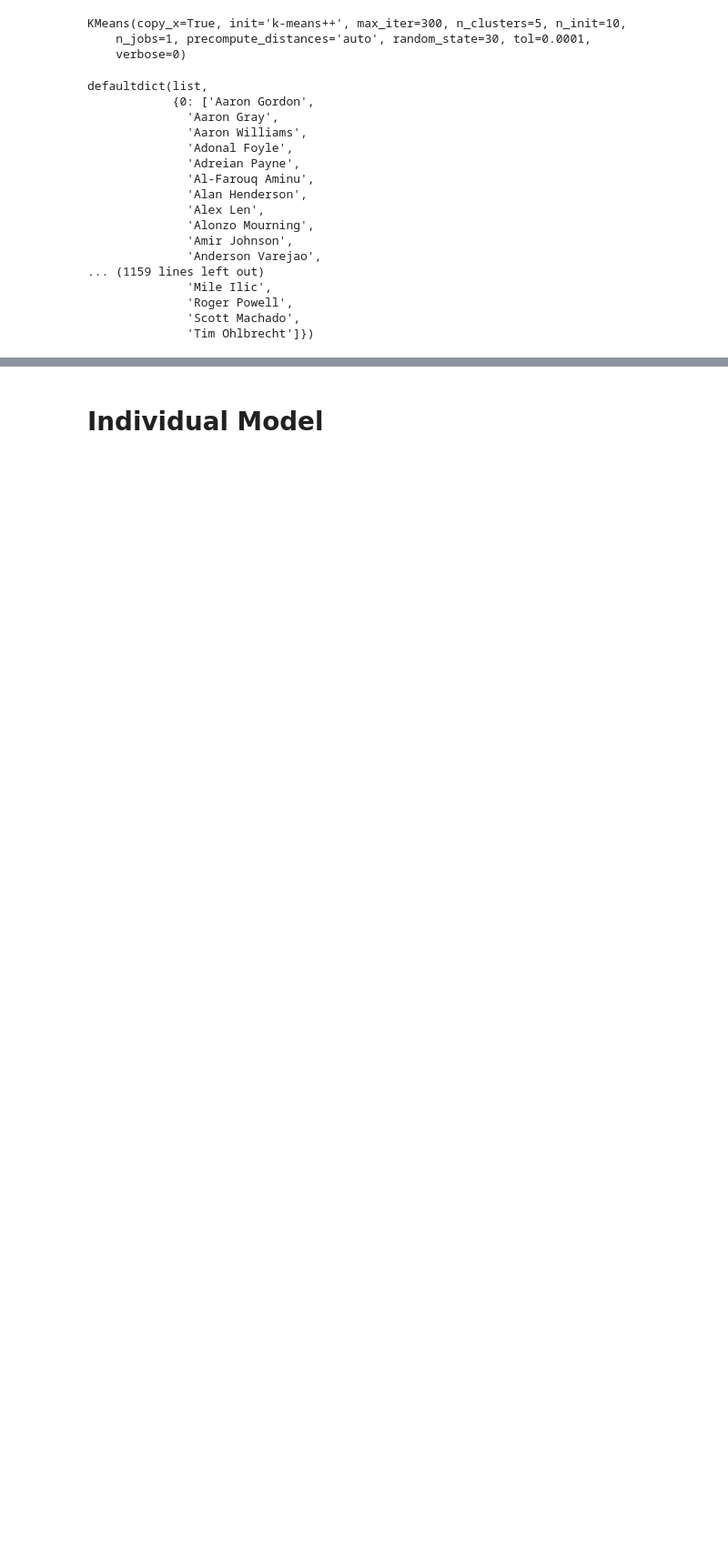
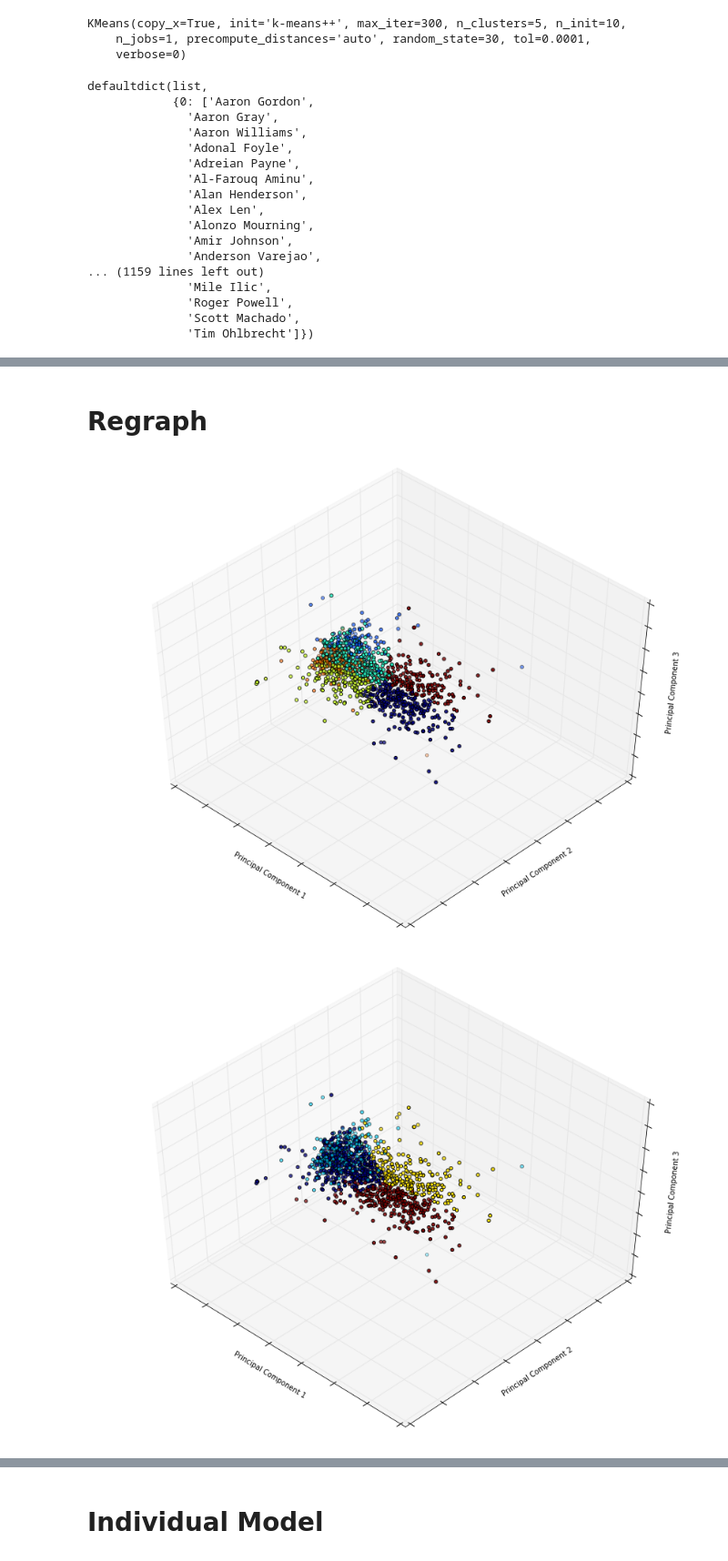
Before and after one commit to EricHPei/fantasy-score-predictor, a Jupyter notebook: score-predictor/src/Test.ipynb, the cells around one changed output, grey strips where cells are left out. Shown at 91% size. Drawn from its saved outputs; the diff is of its cells as text; code cells hidden in the pictures; blank space fills up the shorter version.

```diff
--- a/score-predictor/src/Test.ipynb
+++ b/score-predictor/src/Test.ipynb
@@ -524,0 +541,8 @@ defaultdict(list,
+# %%
+PAA_nout = PAA.drop(PAA.index[[539,584,1046]])
+# %%
+mat_nout, comp_nout = PCA_ready.run_pca(PAA_nout)
+# %%
+km = KMeans(n_clusters=5, random_state = 30)
+# %%
+km.fit(mat_nout)
@@ -524,0 +577,30 @@ defaultdict(list,
+# %% [markdown]
+# Regraph
+# %%
+estimators = {'k_means_bball_4': KMeans(n_clusters=4, random_state=30),
+              'k_means_bball_5': KMeans(n_clusters=5, random_state=30),
+              'k_means_bball_6': KMeans(n_clusters=6, random_state=30)}
+
+
+fignum = 1
+for name, est in estimators.items():
+    fig = plt.figure(fignum, figsize=(12, 9))
+    plt.clf()
+    ax = Axes3D(fig, rect=[0, 0, .95, 1], elev=48, azim=134)
+
+    plt.cla()
+    est.fit(mat_nout)
+    labels = est.labels_
+
+    ax.scatter(mat_nout.iloc[:,0], mat_nout.iloc[:,1], mat_nout.iloc[:,2], c=labels.astype(np.float))
+
+    ax.w_xaxis.set_ticklabels([])
+    ax.w_yaxis.set_ticklabels([])
+    ax.w_zaxis.set_ticklabels([])
+    ax.set_xlabel('Principal Component 1')
+    ax.set_ylabel('Principal Component 2')
+    ax.set_zlabel('Principal Component 3')
+    fignum = fignum + 1
+# %% [output]
+[figure, added]
+[figure, added]
```
Also changed, not shown: parts of 20 cells of this notebook.
